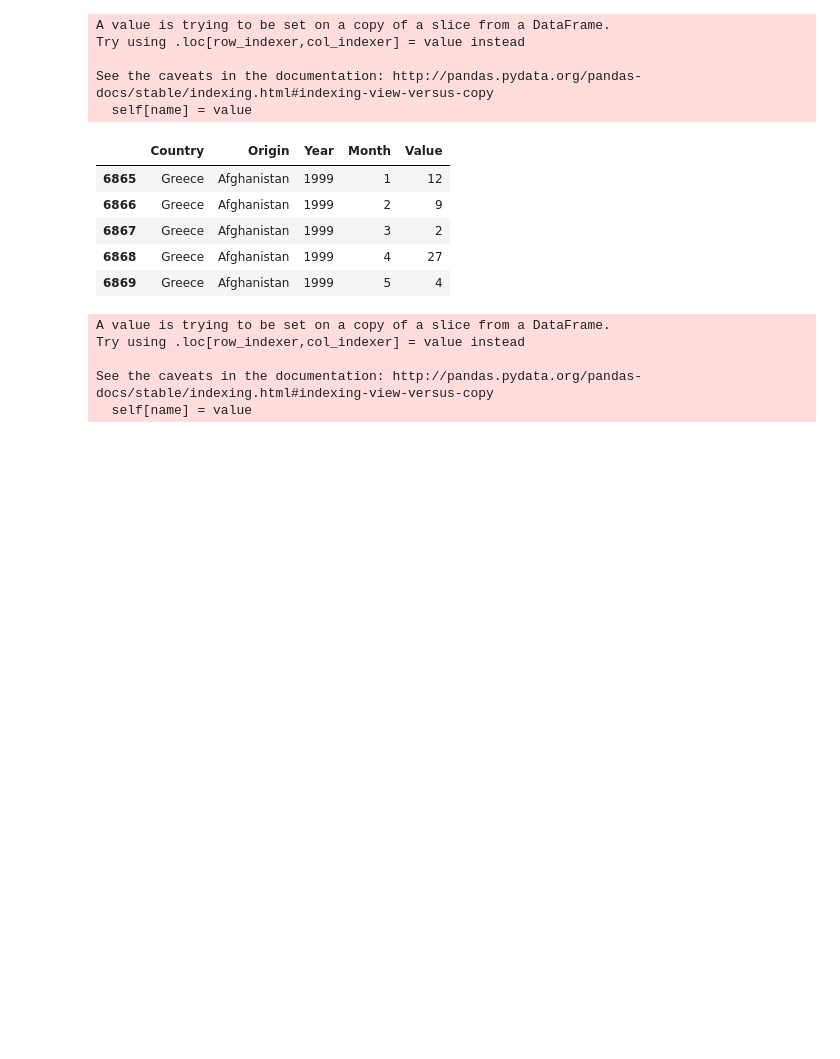
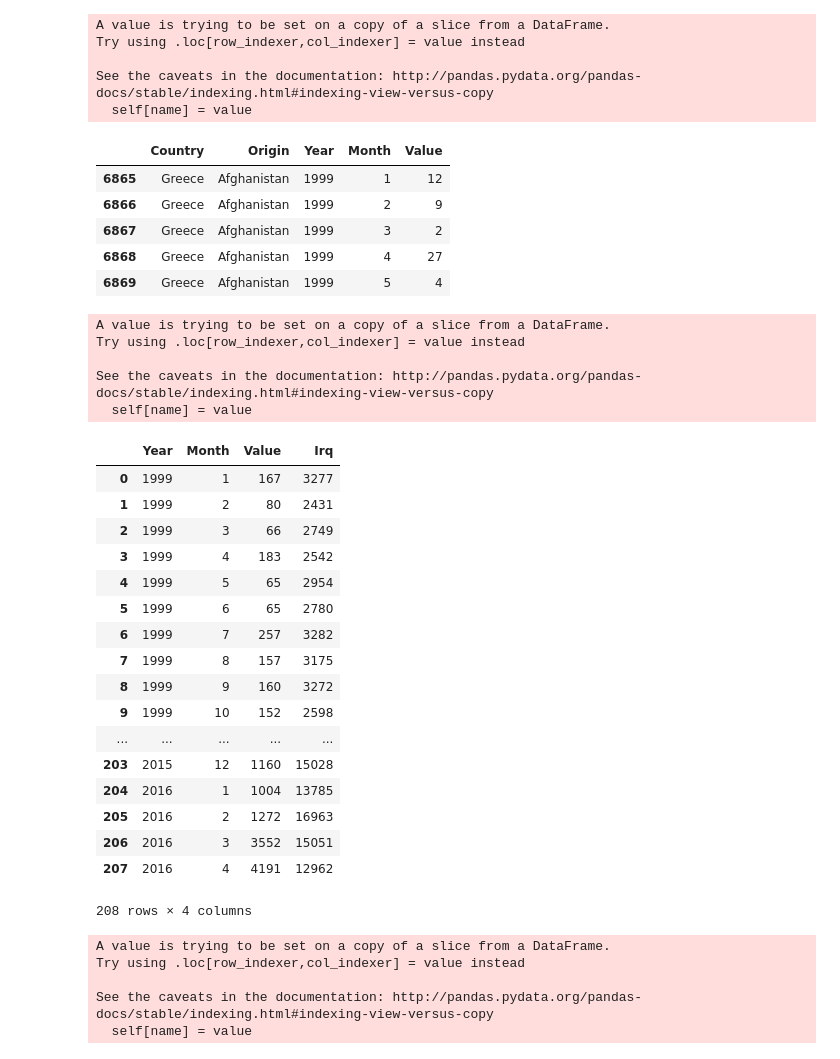
Before and after one commit to RaviShivam/BootlegForPeace, a Jupyter notebook: hfg_eda.ipynb, the cells around one changed output. Cells and saved outputs as stored; diff of their text form; code cells hidden in the pictures; blank space fills up the shorter version.

Commit message:
adding origin features

```diff
--- a/hfg_eda.ipynb
+++ b/hfg_eda.ipynb
@@ -101,6 +101,40 @@ See the caveats in the documentation: http://pandas.pydata.org/pandas-docs/stabl
 | 6867 | Greece | Afghanistan | 1999 | 3 | 2 |
 | 6868 | Greece | Afghanistan | 1999 | 4 | 27 |
 | 6869 | Greece | Afghanistan | 1999 | 5 | 4 |
+# %%
+# Mitnaka
+irq = rdf[rdf.Origin == 'Iraq']
+irq.Month = irq.Month.map(month_mapping)
+irq.Value = irq.Value.replace('*', 2)
+irq.Value = irq.Value.astype(int)
+irqext = irq[['Year','Month','Value']].groupby(['Year','Month'], as_index=False).sum()
+zub = grcgrp
+zub['Irq'] = irqext.Value
+zub
+# %% [output]
+A value is trying to be set on a copy of a slice from a DataFrame.
+Try using .loc[row_indexer,col_indexer] = value instead
+
+See the caveats in the documentation: http://pandas.pydata.org/pandas-docs/stable/indexing.html#indexing-view-versus-copy
+  self[name] = value
+|  | Year | Month | Value | Irq |
+| 0 | 1999 | 1 | 167 | 3277 |
+| 1 | 1999 | 2 | 80 | 2431 |
+| 2 | 1999 | 3 | 66 | 2749 |
+| 3 | 1999 | 4 | 183 | 2542 |
+| 4 | 1999 | 5 | 65 | 2954 |
+| 5 | 1999 | 6 | 65 | 2780 |
+| 6 | 1999 | 7 | 257 | 3282 |
+| 7 | 1999 | 8 | 157 | 3175 |
+| 8 | 1999 | 9 | 160 | 3272 |
+| 9 | 1999 | 10 | 152 | 2598 |
+| ... | ... | ... | ... | ... |
+| 203 | 2015 | 12 | 1160 | 15028 |
+| 204 | 2016 | 1 | 1004 | 13785 |
+| 205 | 2016 | 2 | 1272 | 16963 |
+| 206 | 2016 | 3 | 3552 | 15051 |
+| 207 | 2016 | 4 | 4191 | 12962 |
+208 rows × 4 columns
 # %%
 # split df into multiple dfs
 splits = []
```
Also changed, not shown: parts of 7 cells of this notebook.
